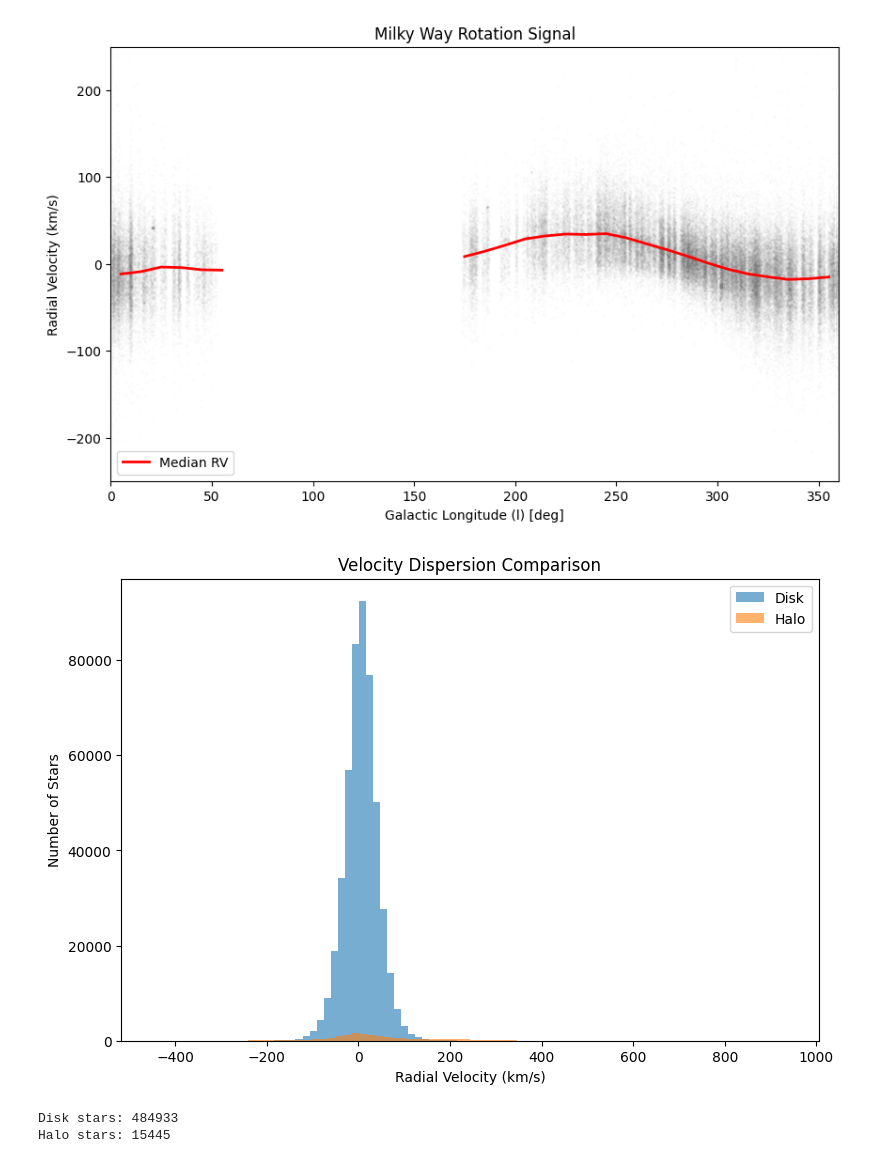
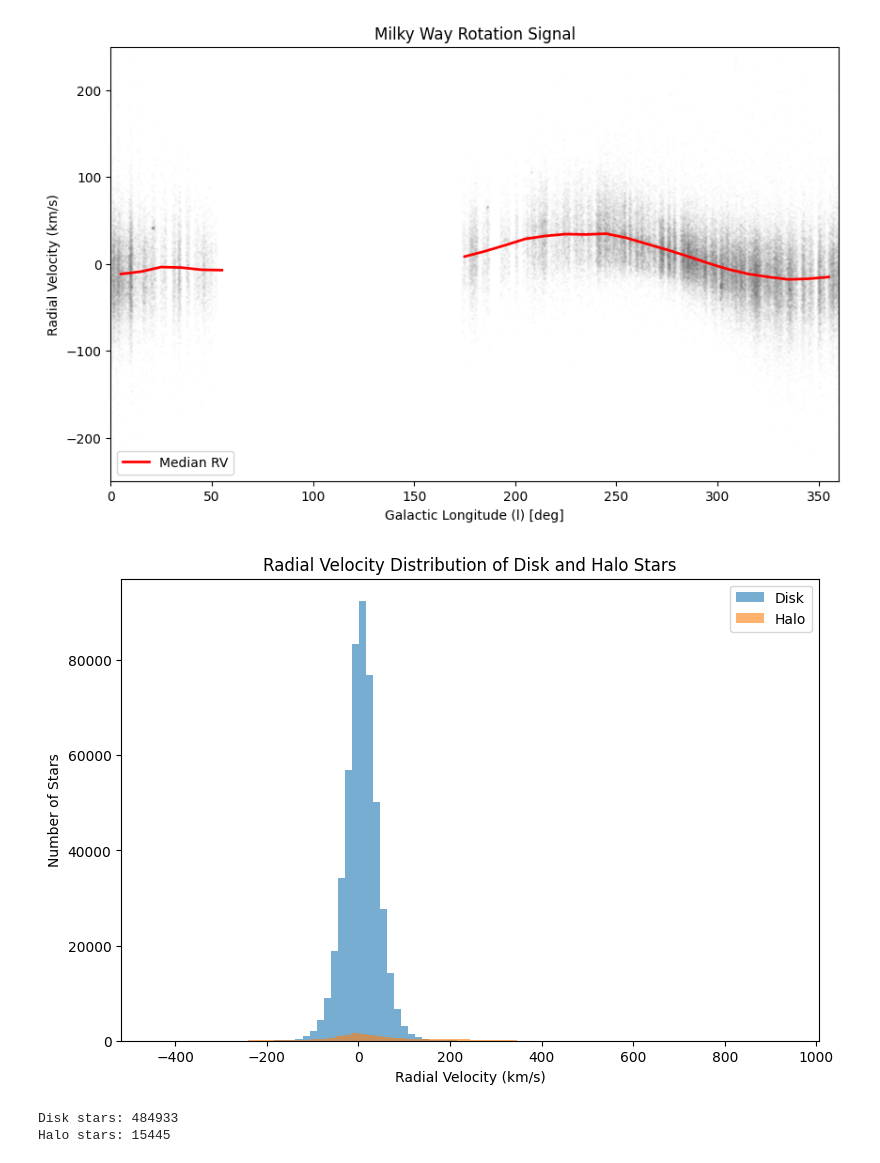
Before and after one commit to AndrewwwC4/PHYS-2116-Computational-Assessment, a Jupyter notebook: analysis.ipynb, the cells around one changed output. Saved outputs shown, nothing was run; the diff lists cells and outputs as text; code cells hidden in the pictures.

```diff
--- a/analysis.ipynb
+++ b/analysis.ipynb
@@ -310,19 +330,22 @@ plt.show()
 # %% [output]
 [figure]
 # %%
+# =========================
+# 12. Radial Velocity Distribution of Disk and Halo Stars
+# =========================
 plt.figure(figsize=(9,6))
 
 plt.hist(disk["rv_galah"], bins=80, alpha=0.6, label="Disk")
 plt.hist(halo["rv_galah"], bins=80, alpha=0.6, label="Halo")
 
 plt.xlabel("Radial Velocity (km/s)")
 plt.ylabel("Number of Stars")
-plt.title("Velocity Dispersion Comparison")
+plt.title("Radial Velocity Distribution of Disk and Halo Stars")
 
 plt.legend()
 plt.show()
 # %% [output]
-[figure, old version]
+[figure, new version]
 # %%
 # Define stellar populations again
 disk = analysis_df[analysis_df["fe_h"] > -0.5].copy()
```
Also changed, not shown: parts of 12 cells of this notebook.
